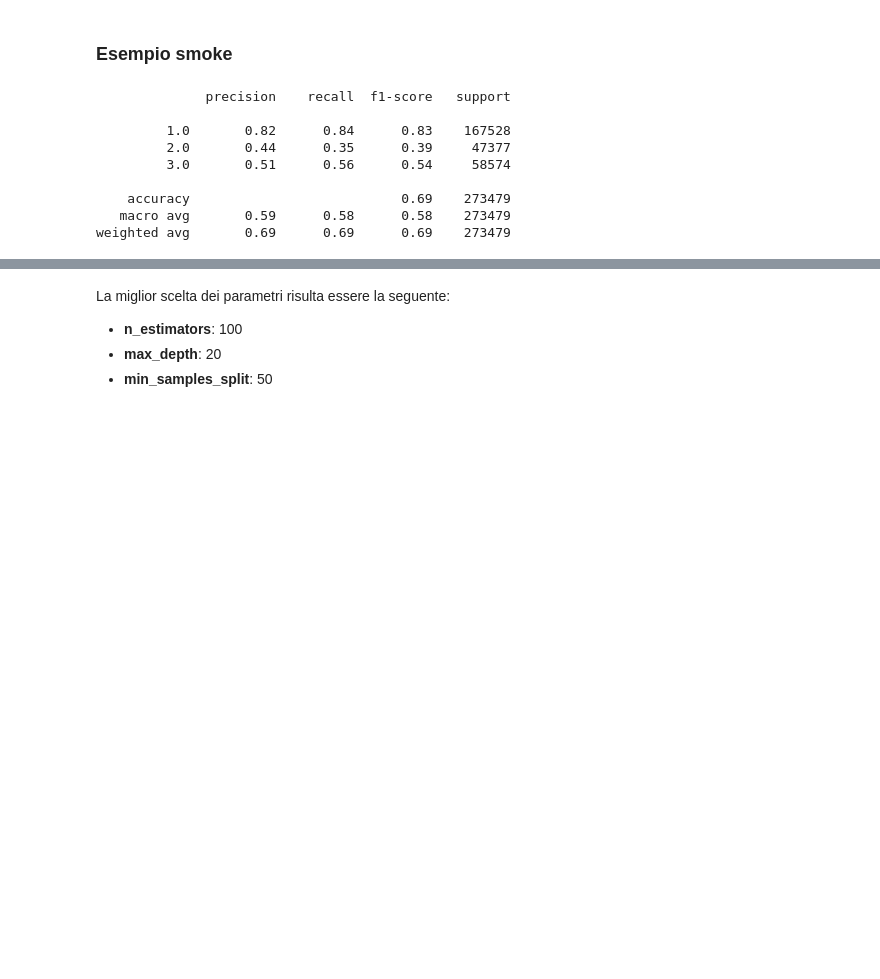
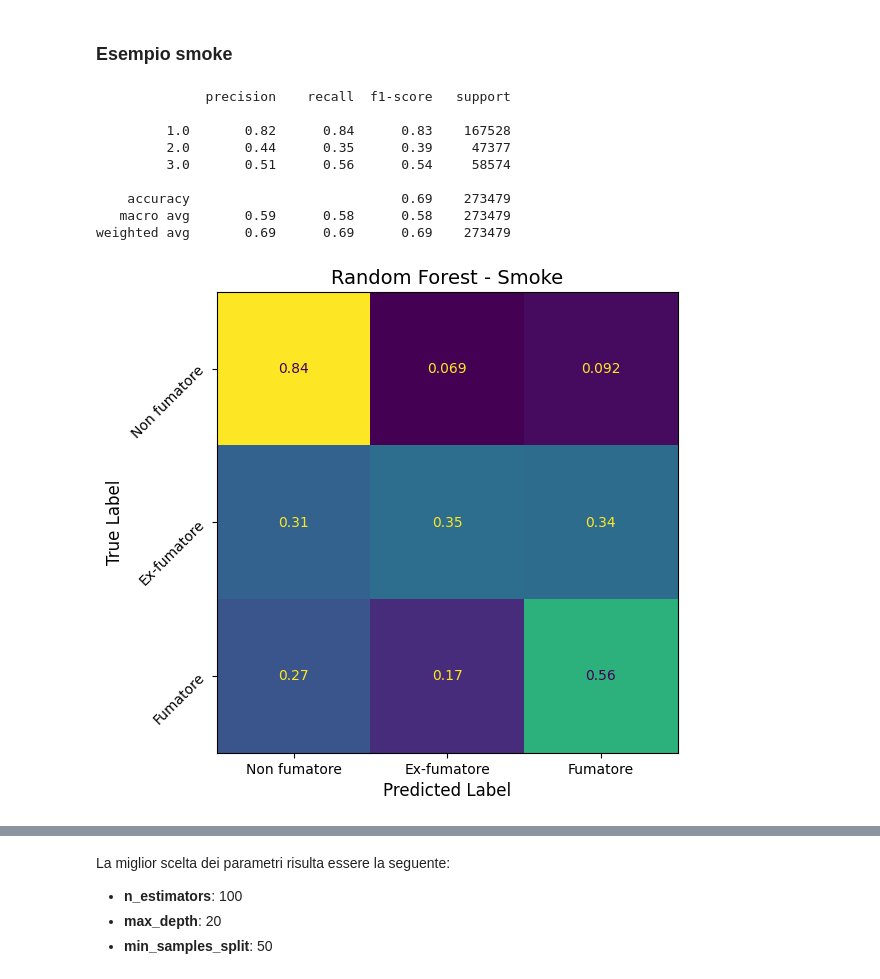
Before and after one commit to marcodeano/ML_project_2025, a Jupyter notebook: random_forest_classifier_base_model.ipynb, the cells around one changed output, grey strips where cells are left out. Drawn from its saved outputs; the diff is of its cells as text; code cells hidden in the pictures; blank space fills up the shorter version.

```diff
--- a/random_forest_classifier_base_model.ipynb
+++ b/random_forest_classifier_base_model.ipynb
@@ -36,19 +29,21 @@ X_train_d, X_test_d, y_train_d, y_test_d = train_test_split(X_drink, Y_drink, te
 # %%
 forest = RandomForestClassifier(random_state=42, class_weight="balanced")
 forest.fit(X_train_s, y_train_s)
 y_pred_rf_s = forest.predict(X_test_s)
 report = classification_report(y_test_s, y_pred_rf_s)
 print(report)
+plot_confusion_matrix(y_test_s, y_pred_rf_s, display_labels=["Non fumatore", "Ex-fumatore", "Fumatore"], title="Random Forest - Smoke")
 # %% [output]
               precision    recall  f1-score   support
 
          1.0       0.82      0.84      0.83    167528
          2.0       0.44      0.35      0.39     47377
          3.0       0.51      0.56      0.54     58574
 
     accuracy                           0.69    273479
    macro avg       0.59      0.58      0.58    273479
 weighted avg       0.69      0.69      0.69    273479
+[figure, added]
 # %%
 forest = RandomForestClassifier(random_state=42)
 forest.fit(X_train_d, y_train_d)
```
Also changed, not shown: parts of 7 cells of this notebook, 3 other files.
